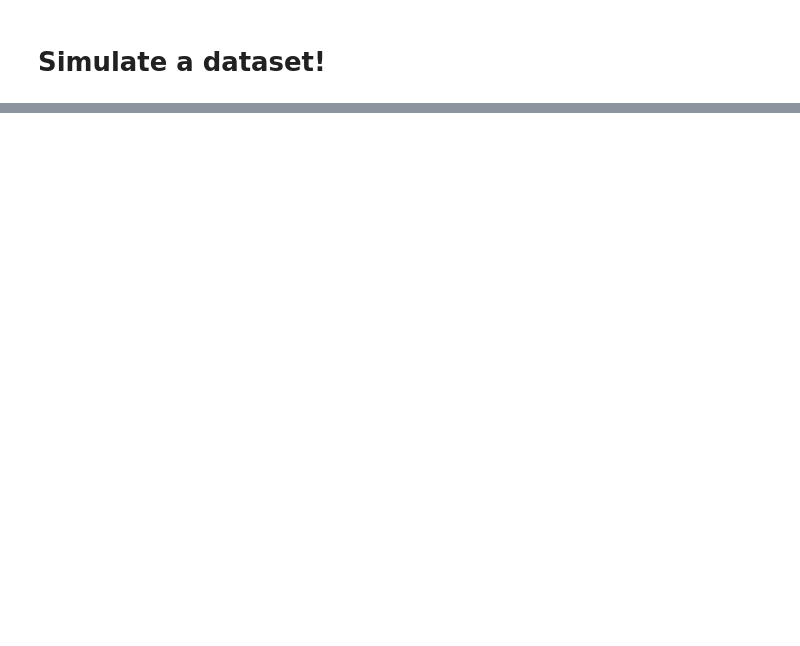
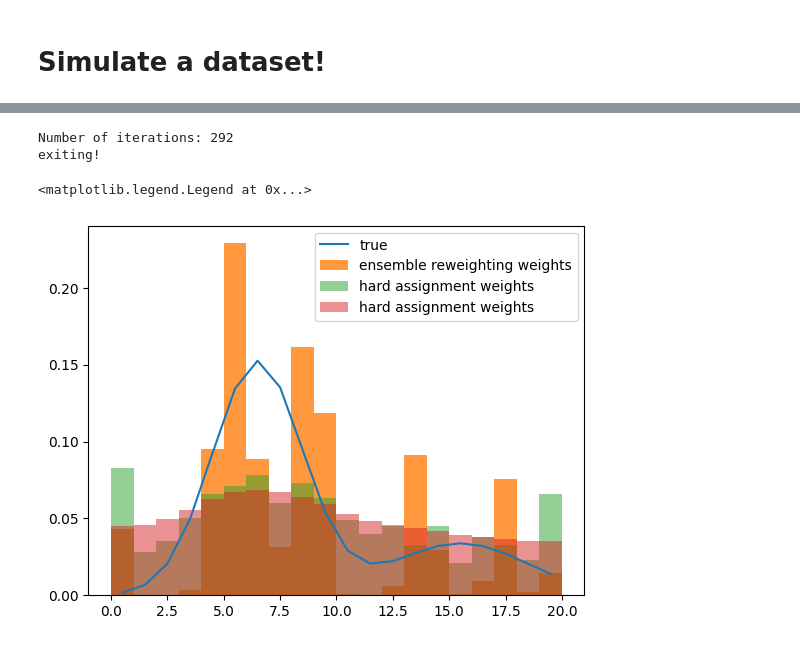
Before and after one commit to aevans1/ensemble_sim, a Jupyter notebook: source_estimation_playground.ipynb, the cells around one changed output, grey strips where cells are left out. Drawn from its saved outputs; the diff is of its cells as text; code cells hidden in the pictures; blank space fills up the shorter version.

```diff
--- a/source_estimation_playground.ipynb
+++ b/source_estimation_playground.ipynb
@@ -319,0 +178,11 @@ plt.plot(likelihood[:, 10])
+# %%
+# Now, put it in a dataloader
+dataloader = jdl.DataLoader(
+    sim.CustomJaxDataset(
+        particle_reader
+    ),  # Can be a jdl.Dataset or pytorch or huggingface or tensorflow dataset
+    backend="jax",  # Use 'jax' backend for loading data
+    batch_size=config["number_of_images"],  # Batch size
+    shuffle=False,  # Shuffle the dataloader every iteration or not
+    drop_last=False,  # Drop the last batch or not
+)
@@ -319,0 +193,10 @@ plt.plot(likelihood[:, 10])
+# %%
+log_likelihood = sim.compute_likelihood_matrix_with_lax_map(
+    dataloader,
+    args = (imaging_args["potentials"],
+        imaging_args["potential_integrator"],
+        noise_variance),
+    batch_size_potentials=1,
+    batch_size_images=100,
+)
+jnp.save("log_likelihood.npy", log_likelihood)
@@ -319,0 +320,27 @@ plt.plot(likelihood[:, 10])
+# %%
+nodes = jnp.arange(0, 20, 1) + 0.5
+
+# get hard classification stuff, and its estimated populations
+x = jnp.argmax(log_likelihood, axis = 1)
+hard_weights, _ = jnp.histogram(x, bins =jnp.arange(0, 21, 1))
+hard_weights /= jnp.sum(hard_weights)
+
+# get soft classification stuff, and its estimated populations
+soft_weights = optimization.multiplicative_gradient(log_likelihood, max_iterations=1)
+
+# get ensemble reweighting stuff (here is where some messing with hyperparams like tol and max_iterations may be useful)
+ensemble_weights = optimization.multiplicative_gradient(log_likelihood, tol=1e-3, max_iterations=1000)
+
+plt.plot(nodes, true_weights, label='true', color="C0")
+plt.bar(nodes, ensemble_weights,
+        width=1, label='ensemble reweighting weights', color="C1", alpha=0.8)
+plt.bar(nodes, hard_weights,
+        width=1, label='hard assignment weights', color="C2", alpha=0.5)
+plt.bar(nodes, soft_weights,
+        width=1, label='hard assignment weights', color="C3", alpha=0.5)
+plt.legend()
+# %% [output]
+Number of iterations: 292
+exiting!
+<matplotlib.legend.Legend at 0x...>
+[figure, added]
```
Also changed, not shown: parts of 29 cells of this notebook, 3 other files.
